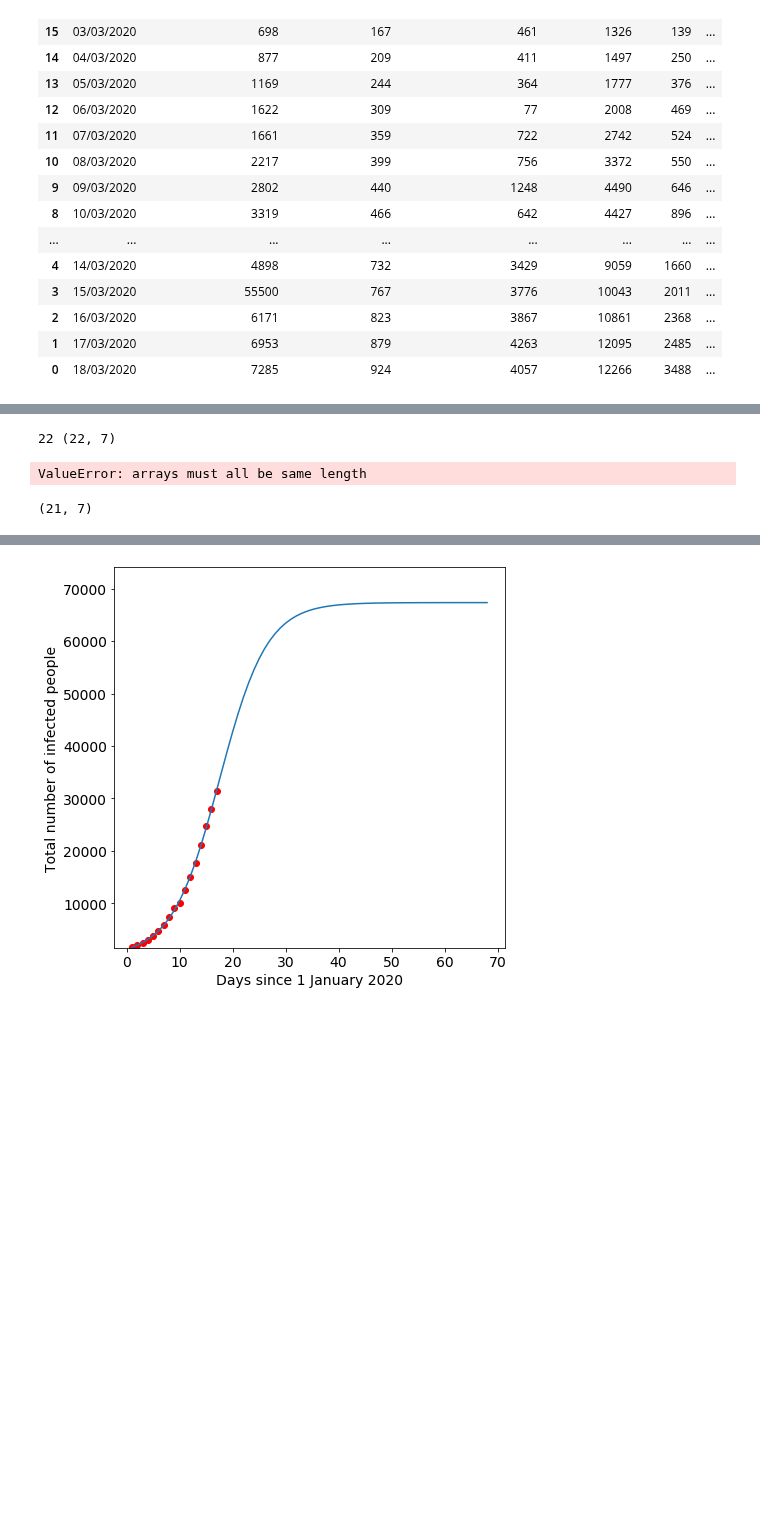
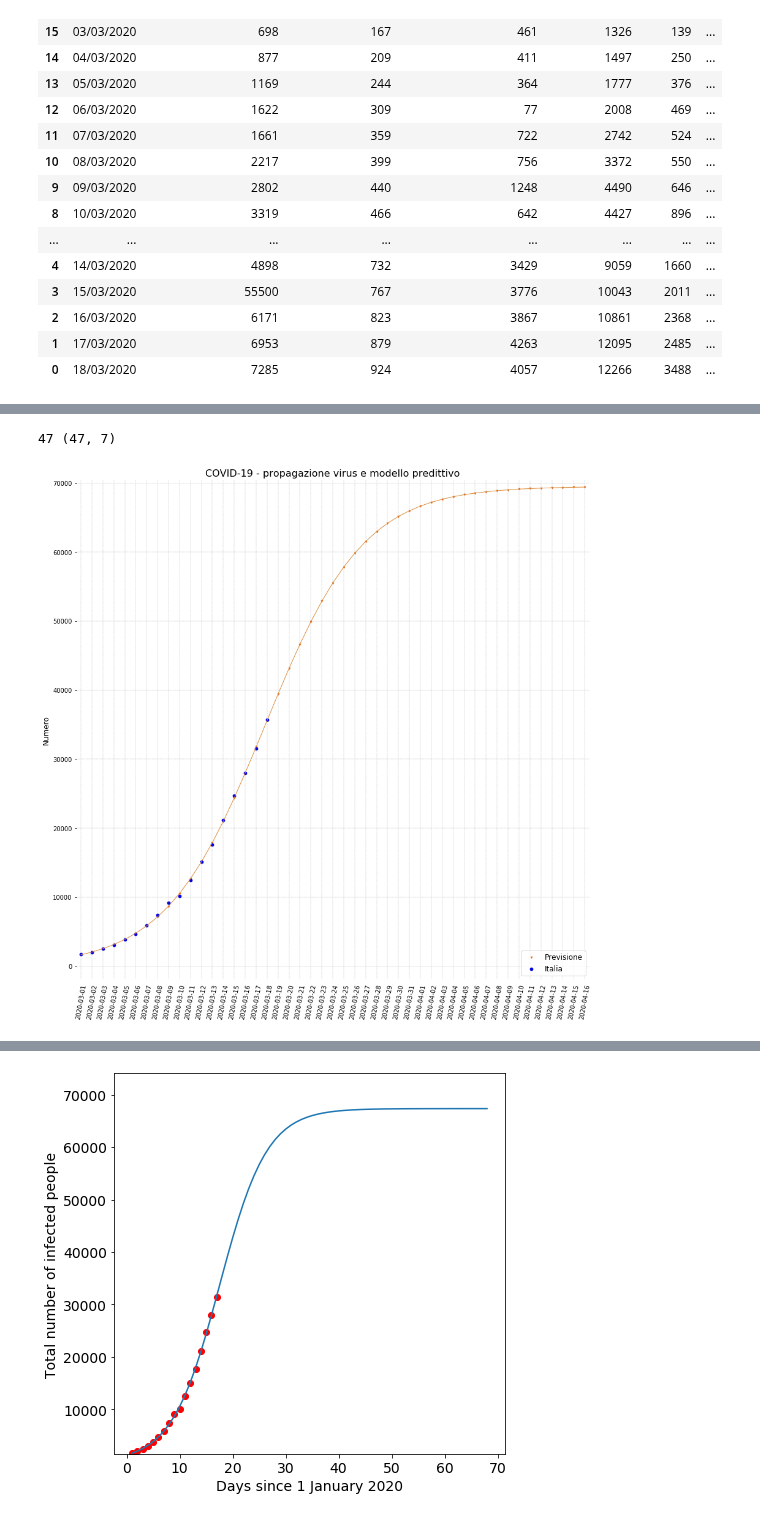
Before and after one commit to p-giovanni/Statistics, a Jupyter notebook: notebook/CoronaVirus.ipynb, the cells around one changed output, grey strips where cells are left out. Saved outputs shown, nothing was run; the diff lists cells and outputs as text; code cells hidden in the pictures; blank space fills up the shorter version.

```diff
--- a/notebook/CoronaVirus.ipynb
+++ b/notebook/CoronaVirus.ipynb
@@ -140,9 +140,11 @@ def get_fitted_model_params(df, x_index, y_index, p0_estimate, function):
     """
     model_params = None
     try:
+        df_temp = df.copy()
+        df_temp.dropna(inplace=True)
         #dates = list(df.iloc[:,5])
-        y = list(df.iloc[:,y_index])
-        x = list(df.iloc[:,x_index])
+        y = list(df_temp.iloc[:,y_index])
+        x = list(df_temp.iloc[:,x_index])
         model_params = curve_fit(function, x, y, p0=p0_estimate)
 
     except Exception as ex:
@@ -526,11 +555,12 @@ min_date = df["timeStamp"].min().strftime(date_format)
 max_date = df["timeStamp"].max().strftime(date_format)
 total = f'{df["Totale"].max():n}'
 
-prediction_days = 5
+prediction_days = 30
 
 x_index = list(df.columns).index('TimeDelta')
 x_model = list(df.iloc[:,x_index])
 
+max_x = df.iloc[:,x_index].max()
 x_model = list(df.iloc[:,x_index]) + list(range(max_x + 1, max_x + prediction_days))
 y_model = [logistic_model(i,it_log_fit[0][0],it_log_fit[0][1],it_log_fit[0][2]) for i in x_model]
 
@@ -542,60 +572,52 @@ for idx in range(1, prediction_days):
     df_prediction.loc[begin + idx] = None
     df_prediction.loc[begin + idx, "timeStamp"] = df["timeStamp"].max() + np.timedelta64(idx,'D')
 
 print(str(len(x_model))+" "+str(df_prediction.shape))
 
 
 df_dict = {
-     "timeStamp": df["timeStamp"].values
+     "timeStamp": df_prediction["timeStamp"].values
     ,"Totale": y_model
 }
 df_model = pd.DataFrame(df_dict)
 
 data_sets = {
+    "Logistic": {
+        "df": df_model,
+        "label": "Previsione",
+        "colors": ["#f06810", "#db8c3c"],
+        "size": 7,
+        "dot-shape": "v",
+        "line-size": 1,
+        "no_plot": False
+    },
     "Italy": {
         "df": df_prediction,
         "label": "Italia",
-        "colors": ["#0000e6", "#727170"]
-    }
-    ,"Logistic": {
-        "df": df_model,
-        "label": "Funzione logistica",
-        "colors": ["#0000e6", "#db8c3c"]
+        "colors": ["#0000e6", "#727170"],
+        "size": 90,
+        "dot-shape": ".",
+        "line-size": 2.3,
+        "no_plot": True
     }
 }
 # ------------------------------------------------------
 # Chart
 # ------------------------------------------------------
-fig = plt.figure(figsize=(25, 8))
-gs1 = gridspec.GridSpec(1, 2
+fig = plt.figure(figsize=(15, 15))
+gs1 = gridspec.GridSpec(1, 1
                        ,figure=fig
                        ,hspace=0.3
                        ,wspace=0.5)
 
 ax = []
 ax.append(fig.add_subplot(gs1[0,0]))
 
 idx = 0
 x = df_lo["timeStamp"].dt.to_pydatetime()
-composed_c_virus_chart(ax[idx], data_sets)
+composed_c_virus_chart(ax[idx], data_sets, title="COVID-19 - propagazione virus e modello predittivo")
+
+plt.savefig(os.path.join(images_path,"covid19_IT_with_logistic_model_chart.png"))
 # %% [output]
-22 (22, 7)
+47 (47, 7)
-ValueError: arrays must all be same length
+[figure, added]
-# %%
-row = pd.Series([df["timeStamp"].max() - np.timedelta64(1,'D'), None, None, None, None, None, None], name='Afterthought',index=df.columns.values)
-
-df_prediction = df.copy()
-
-begin = df.index.max()
-
-for idx in range(1, 5):
-    df_prediction.loc[begin + idx] = None
-    df_prediction.loc[begin + idx, "timeStamp"] = df["timeStamp"].max() + np.timedelta64(idx,'D')
-
-#df.shape
-#df.head(20)
-(df_prediction.shape, df.shape)
-
-df_prediction.shape
-# %% [output]
-(21, 7)
```
Also changed, not shown: parts of 7 cells of this notebook, 4 other files.
